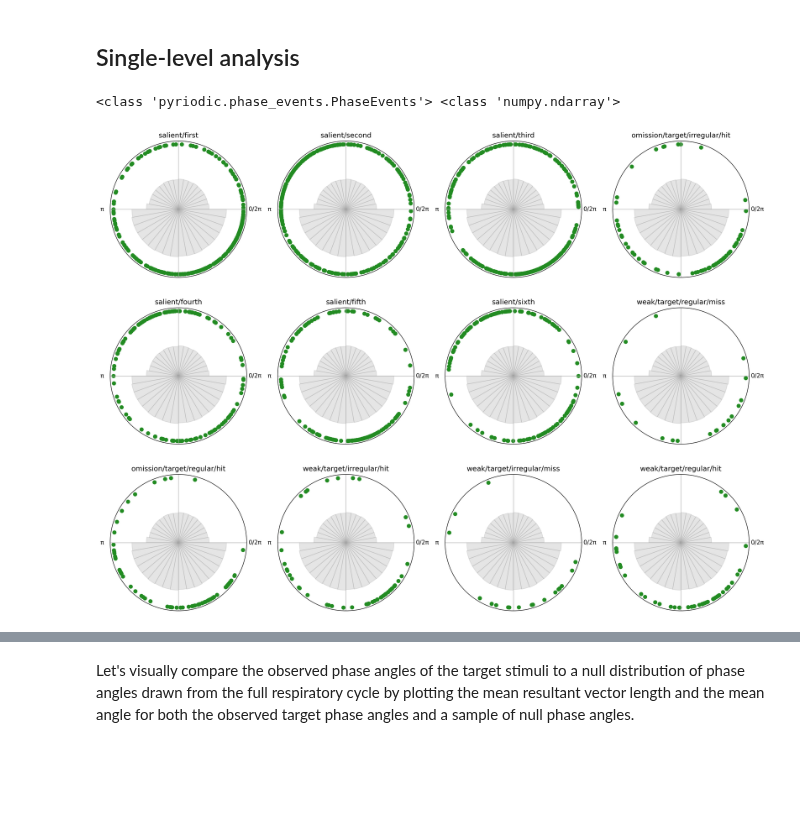
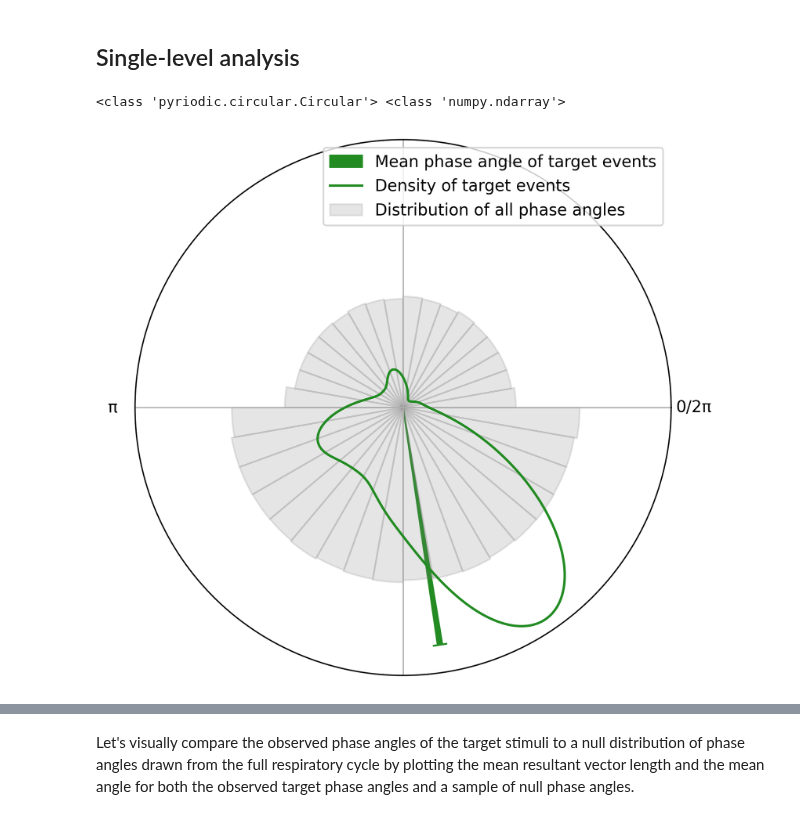
Before and after one commit to laurabpaulsen/pyriodic, a Jupyter notebook: docs_src/tutorials/04_permutation_against_null.ipynb, the cells around one changed output, grey strips where cells are left out. Cells and saved outputs as stored; diff of their text form; code cells hidden in the pictures; blank space fills up the shorter version.

```diff
--- a/docs_src/tutorials/04_permutation_against_null.ipynb
+++ b/docs_src/tutorials/04_permutation_against_null.ipynb
@@ -27,16 +26,21 @@ file_path = data_path / f"participant_{subj_id}_preproc.pkl"
 with open(file_path, 'rb') as f:
             data = pickle.load(f)
 
-PA_events = data["phase_angle_events"]
+circ = data["circ"]
 PA = data["phase_angles"]
 
 
-print(type(PA_events), type(PA))
+print(type(circ), type(PA))
 # %% [output]
-<class 'pyriodic.phase_events.PhaseEvents'> <class 'numpy.ndarray'>
+<class 'pyriodic.circular.Circular'> <class 'numpy.ndarray'>
 # %%
-PA_events.plot(
-    histogram=PA
-    )
+# lets generate a circular object with all the target events combined, and do a quick plot just to get an overview
+circ_target = circ["target"]
+
+plot = CircPlot(circ_target, group_by_labels=False)
+plot.add_circular_mean(label = "Mean phase angle of target events")
+plot.add_histogram(PA, label = "Distribution of all phase angles")
+plot.add_density(label = "Density of target events")
+plot.add_legend()
 # %% [output]
-[figure, old version]
+[figure, new version]
```
Also changed, not shown: parts of 9 cells of this notebook, 2 other files.
